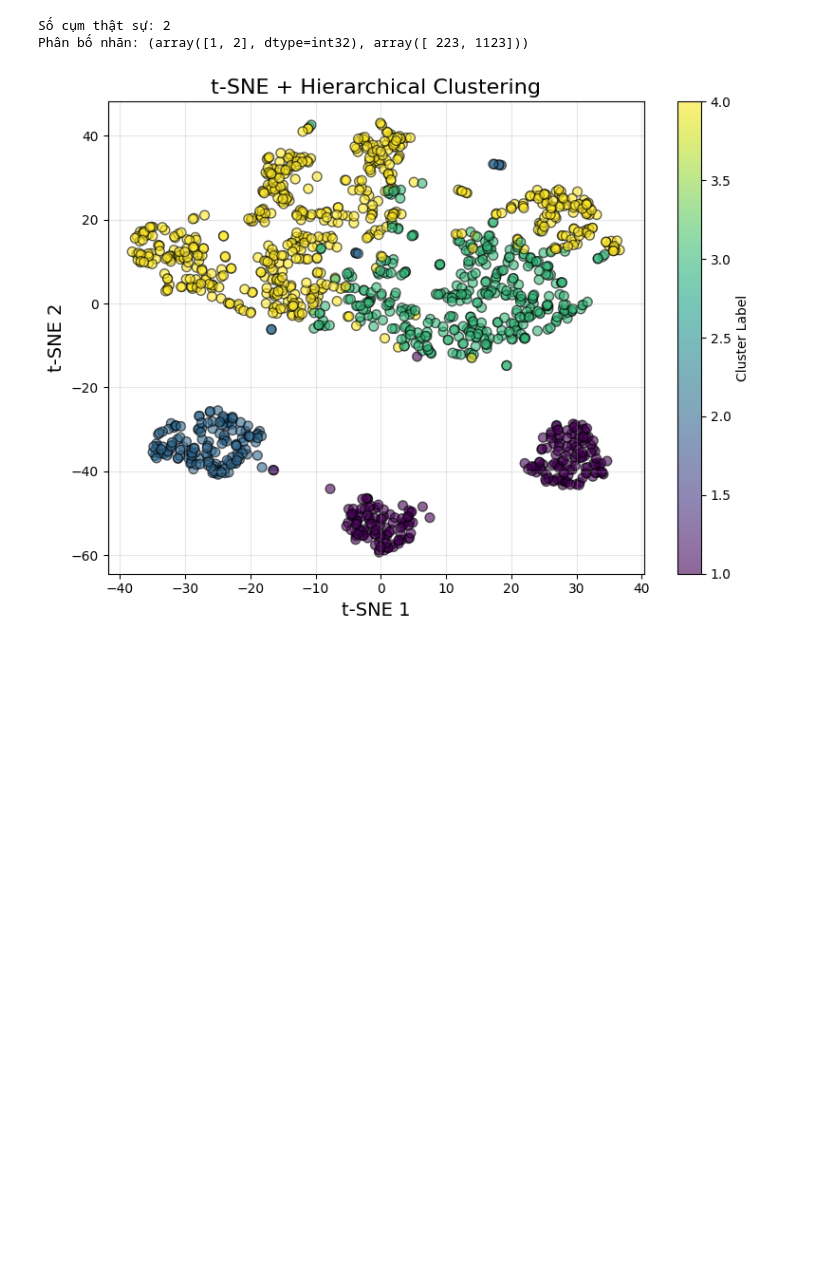
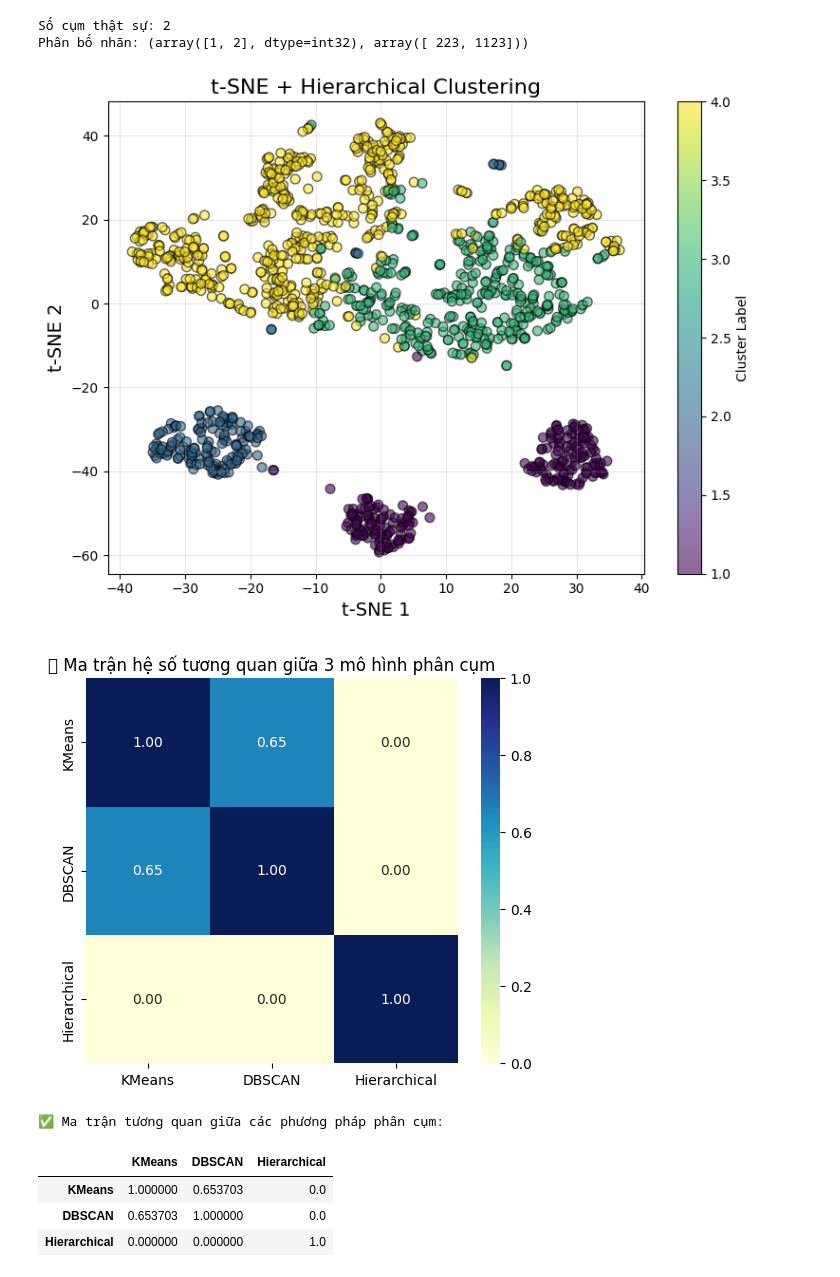
Before and after one commit to Project-cu-i-k/final_project_group4, a Jupyter notebook: python_nhap.ipynb, the cells around one changed output. Saved outputs shown, nothing was run; the diff lists cells and outputs as text; code cells hidden in the pictures; blank space fills up the shorter version.

```diff
--- a/python_nhap.ipynb
+++ b/python_nhap.ipynb
@@ -488,7 +487,7 @@ X = df[feat].copy()
 # %%
-k = max(5, 2*X.shape[1])  # rule of thumb
-nbrs = NearestNeighbors(n_neighbors=k).fit(X)
-dist, _ = nbrs.kneighbors(X)
+k = max(5, 2*X_scaled.shape[1])  # rule of thumb
+nbrs = NearestNeighbors(n_neighbors=k).fit(X_scaled)
+dist, _ = nbrs.kneighbors(X_scaled)
 kdist = np.sort(dist[:, -1])
 
 plt.figure(figsize=(7,4))
@@ -513,10 +512,10 @@ eps=2.5: cụm=1, noise=0.22%
 # %%
 # DBSCAN với eps = 1.5
-db = DBSCAN(eps=1.5, min_samples=10).fit(X)
+db = DBSCAN(eps=1.5, min_samples=10).fit(X_scaled)
 df['db'] = db.labels_
 
 # K-Means để so sánh
-km = KMeans(n_clusters=5, random_state=42).fit(X)
+km = KMeans(n_clusters=5, random_state=42).fit(X_scaled)
 df['km'] = km.labels_
 
 # Chỉ tính Silhouette nếu DBSCAN ra >=2 cụm khác nhau (bỏ noise -1)
@@ -766,3 +765,64 @@ plt.tight_layout()
 plt.show()
 # %% [output]
 [figure]
+# %%
+import pandas as pd
+import numpy as np
+from sklearn.preprocessing import LabelEncoder
+from scipy.stats import chi2_contingency
+import seaborn as sns
+import matplotlib.pyplot as plt
+
+# ✅ Giả sử các nhãn đã có:
+# df['km'] – KMeans
+# df['db'] – DBSCAN
+# df_cluster['Cluster'] – Hierarchical
+
+# 1️⃣ Gộp nhãn lại thành một DataFrame chung
+compare_df = pd.DataFrame({
+    'KMeans': df['km'].values,
+    'DBSCAN': df['db'].values,
+    'Hierarchical': df_cluster['Cluster'].reindex(df.index, fill_value=-1).values
+})
+
+# 2️⃣ Đảm bảo các giá trị đều là số (tránh lỗi khi tính)
+for col in compare_df.columns:
+    le = LabelEncoder()
+    compare_df[col] = le.fit_transform(compare_df[col])
+
+# 3️⃣ Hàm tính Cramér’s V giữa hai phân cụm
+def cramers_v(x, y):
+    confusion_matrix = pd.crosstab(x, y)
+    chi2 = chi2_contingency(confusion_matrix)[0]
+    n = confusion_matrix.sum().sum()
+    phi2 = chi2 / n
+    r, k = confusion_matrix.shape
+    phi2corr = max(0, phi2 - ((k - 1) * (r - 1)) / (n - 1))
+    rcorr = r - ((r - 1)**2) / (n - 1)
+    kcorr = k - ((k - 1)**2) / (n - 1)
+    return np.sqrt(phi2corr / min((kcorr - 1), (rcorr - 1)))
+
+# 4️⃣ Tạo ma trận hệ số tương quan
+methods = ['KMeans', 'DBSCAN', 'Hierarchical']
+coef_matrix = pd.DataFrame(index=methods, columns=methods, dtype=float)
+
+for i in methods:
+    for j in methods:
+        coef_matrix.loc[i, j] = cramers_v(compare_df[i], compare_df[j])
+
+# 5️⃣ Hiển thị ma trận
+plt.figure(figsize=(6,5))
+sns.heatmap(coef_matrix.astype(float), annot=True, cmap='YlGnBu', fmt=".2f")
+plt.title("🔹 Ma trận hệ số tương quan giữa 3 mô hình phân cụm")
+plt.show()
+
+# 6️⃣ In kết quả chi tiết
+print("✅ Ma trận tương quan giữa các phương pháp phân cụm:")
+display(coef_matrix)
+# %% [output]
+[figure, added]
+✅ Ma trận tương quan giữa các phương pháp phân cụm:
+|  | KMeans | DBSCAN | Hierarchical |
+| KMeans | 1.000000 | 0.653703 | 0.0 |
+| DBSCAN | 0.653703 | 1.000000 | 0.0 |
+| Hierarchical | 0.000000 | 0.000000 | 1.0 |
```
Also changed, not shown: parts of 14 cells of this notebook, 2 other files.
